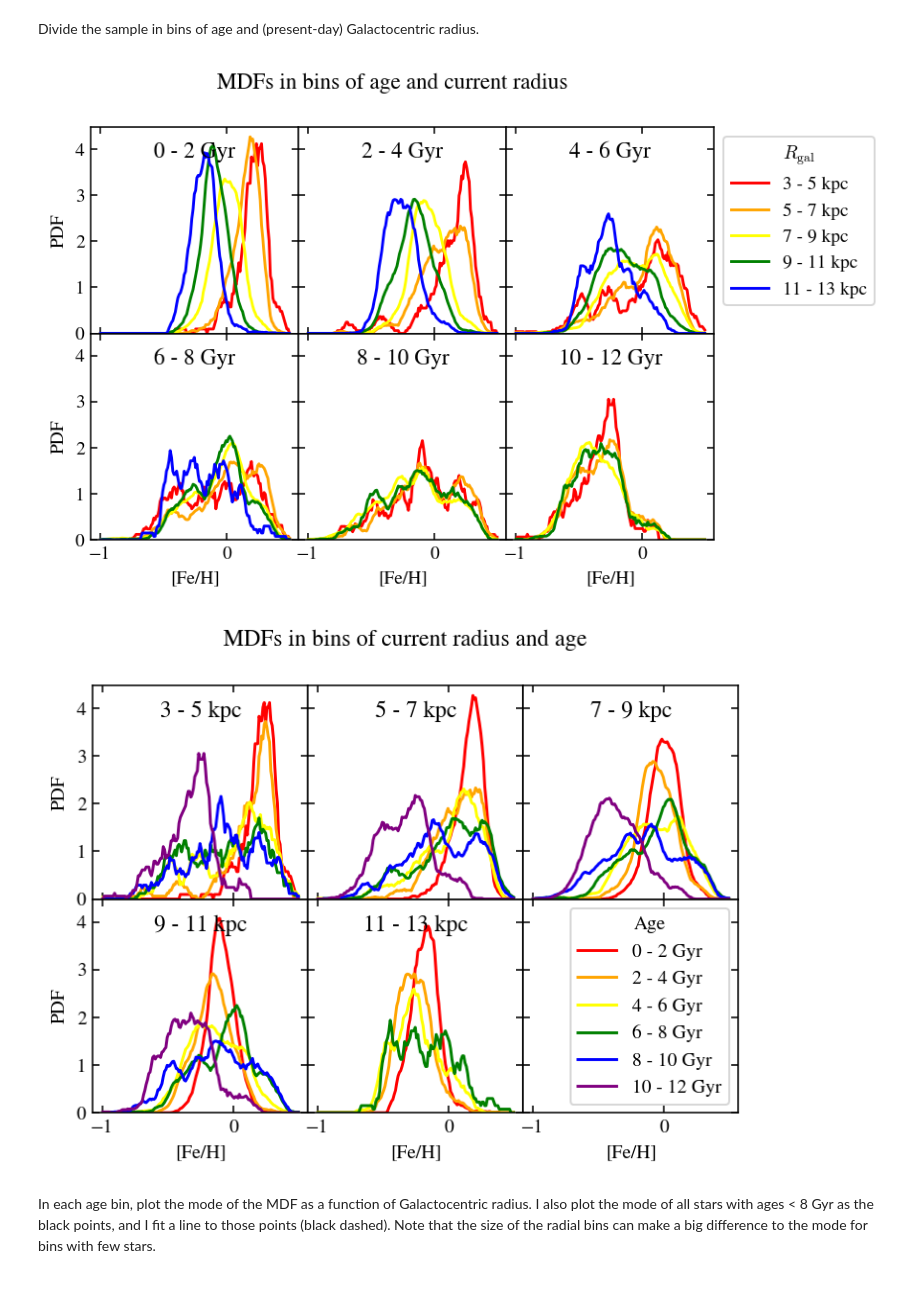
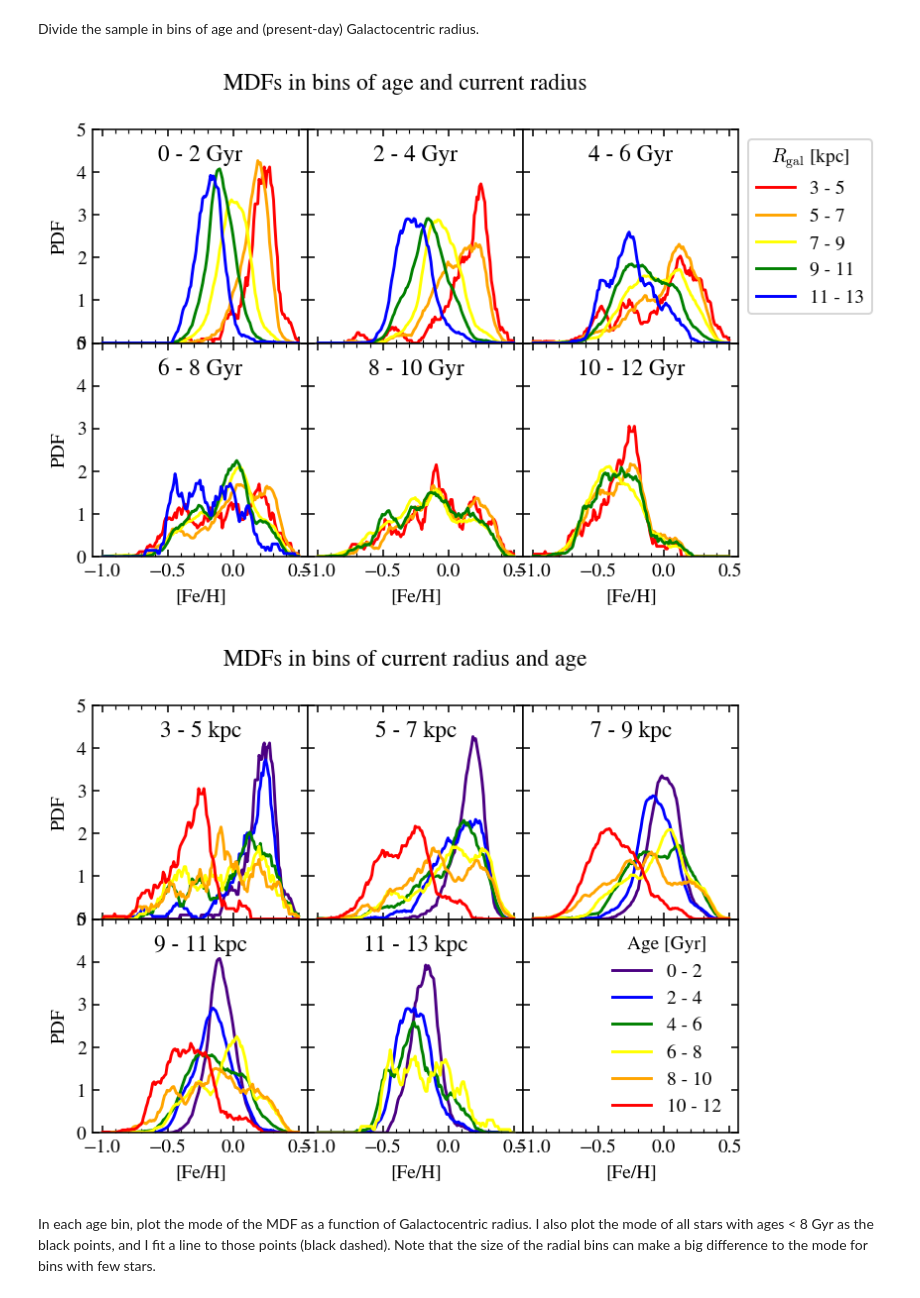
Before and after one commit to lodubay/abeona, a Jupyter notebook: notebooks/birth_radius_v2.ipynb, the cells around one changed output. Saved outputs shown, nothing was run; the diff lists cells and outputs as text; code cells hidden in the pictures.

```diff
--- a/notebooks/birth_radius_v2.ipynb
+++ b/notebooks/birth_radius_v2.ipynb
@@ -76,38 +61,40 @@ Divide the sample in bins of age and (present-day) Galactocentric radius.
 # %%
 fig, axs = plt.subplots(2, 3, sharex=True, sharey=True)
 plt.subplots_adjust(wspace=0., hspace=0.)
 
 mdf_bins = np.arange(-1., 0.51, 0.01)
 mdf_bin_centers = (mdf_bins[1:] + mdf_bins[:-1]) / 2
 
 age_bins = [0, 2, 4, 6, 8, 10, 12]
 for j, ax in enumerate(axs.flatten()):
     age_lim = (age_bins[j], age_bins[j+1])
     galr_bins = [3, 5, 7, 9, 11, 13]
-    colors = ['red', 'orange', 'yellow', 'green', 'blue', 'purple']
+    colors = ['red', 'orange', 'yellow', 'green', 'blue', 'indigo']
     for i in range(len(galr_bins)-1):
         galr_lim = (galr_bins[i], galr_bins[i+1])
         subset = sample[(sample['GALR'] >= galr_lim[0]) &
                         (sample['GALR'] < galr_lim[1]) &
                         (sample['LATENT_AGE'] >= age_lim[0]) &
                         (sample['LATENT_AGE'] < age_lim[1])]
         if subset.shape[0] > 100:
             mdf, bin_edges = np.histogram(subset['FE_H'], bins=mdf_bins, density=True)
             mdf_smooth = box_smooth(mdf, bin_edges, 0.1)
-            ax.plot(mdf_bin_centers, mdf_smooth, label='%s - %s kpc' % galr_lim, color=colors[i])
+            ax.plot(mdf_bin_centers, mdf_smooth, label='%s - %s' % galr_lim, color=colors[i])
             ax.set_title('%s - %s Gyr' % age_lim, pad=0, y=0.85)
 
-axs[0,-1].legend(loc='upper left', bbox_to_anchor=(1, 1), title=r'$R_{\rm gal}$')
+axs[0,-1].legend(loc='upper left', bbox_to_anchor=(1, 1), title=r'$R_{\rm gal}$ [kpc]')
 for ax in axs[1]:
     ax.set_xlabel('[Fe/H]')
 for ax in axs[:,0]:
     ax.set_ylabel('PDF')
-axs[0,0].set_ylim((0, None))
+axs[0,0].set_ylim((0, 5))
+axs[0,0].xaxis.set_major_locator(MultipleLocator(0.5))
+axs[0,0].xaxis.set_minor_locator(MultipleLocator(0.1))
 fig.suptitle('MDFs in bins of age and current radius')
 
 plt.show()
 # %% [output]
-[figure, old version]
+[figure, new version]
 # %%
 fig, axs = plt.subplots(2, 3, sharex=True, sharey=True)
 plt.subplots_adjust(wspace=0., hspace=0.)
@@ -117,7 +104,7 @@ mdf_bin_centers = (mdf_bins[1:] + mdf_bins[:-1]) / 2
 
 age_bins = [0, 2, 4, 6, 8, 10, 12]
 galr_bins = [3, 5, 7, 9, 11, 13]
-colors = ['red', 'orange', 'yellow', 'green', 'blue', 'purple']
+colors = ['indigo', 'blue', 'green', 'yellow', 'orange', 'red']
 for j, ax in enumerate(axs.flatten()[:-1]):
     galr_lim = (galr_bins[j], galr_bins[j+1])
     for i in range(len(age_bins)-1):
@@ -129,21 +116,23 @@ for j, ax in enumerate(axs.flatten()[:-1]):
         if subset.shape[0] > 100:
             mdf, bin_edges = np.histogram(subset['FE_H'], bins=mdf_bins, density=True)
             mdf_smooth = box_smooth(mdf, bin_edges, 0.1)
-            ax.plot(mdf_bin_centers, mdf_smooth, label='%s - %s Gyr' % age_lim, color=colors[i])
+            ax.plot(mdf_bin_centers, mdf_smooth, label='%s - %s' % age_lim, color=colors[i])
             ax.set_title('%s - %s kpc' % galr_lim, pad=0, y=0.85)
 
 h, l = axs[0,-1].get_legend_handles_labels()
-axs[1,-1].legend(h, l, loc='upper right', title='Age')
+axs[1,-1].legend(h, l, loc='upper right', title='Age [Gyr]', frameon=False)
 for ax in axs[1]:
     ax.set_xlabel('[Fe/H]')
 for ax in axs[:,0]:
     ax.set_ylabel('PDF')
-axs[0,0].set_ylim((0, None))
+axs[0,0].set_ylim((0, 5))
+axs[0,0].xaxis.set_major_locator(MultipleLocator(0.5))
+axs[0,0].xaxis.set_minor_locator(MultipleLocator(0.1))
 fig.suptitle('MDFs in bins of current radius and age')
 
 plt.show()
 # %% [output]
-[figure, old version]
+[figure, new version]
 # %% [markdown]
 In each age bin, plot the mode of the MDF as a function of Galactocentric radius. I also plot the mode of all stars with ages < 8 Gyr as the black points, and I fit a line to those points (black dashed). Note that the size of the radial bins can make a big difference to the mode for bins with few stars.
 # %%
```
Also changed, not shown: parts of 12 cells of this notebook, 8 other files.
